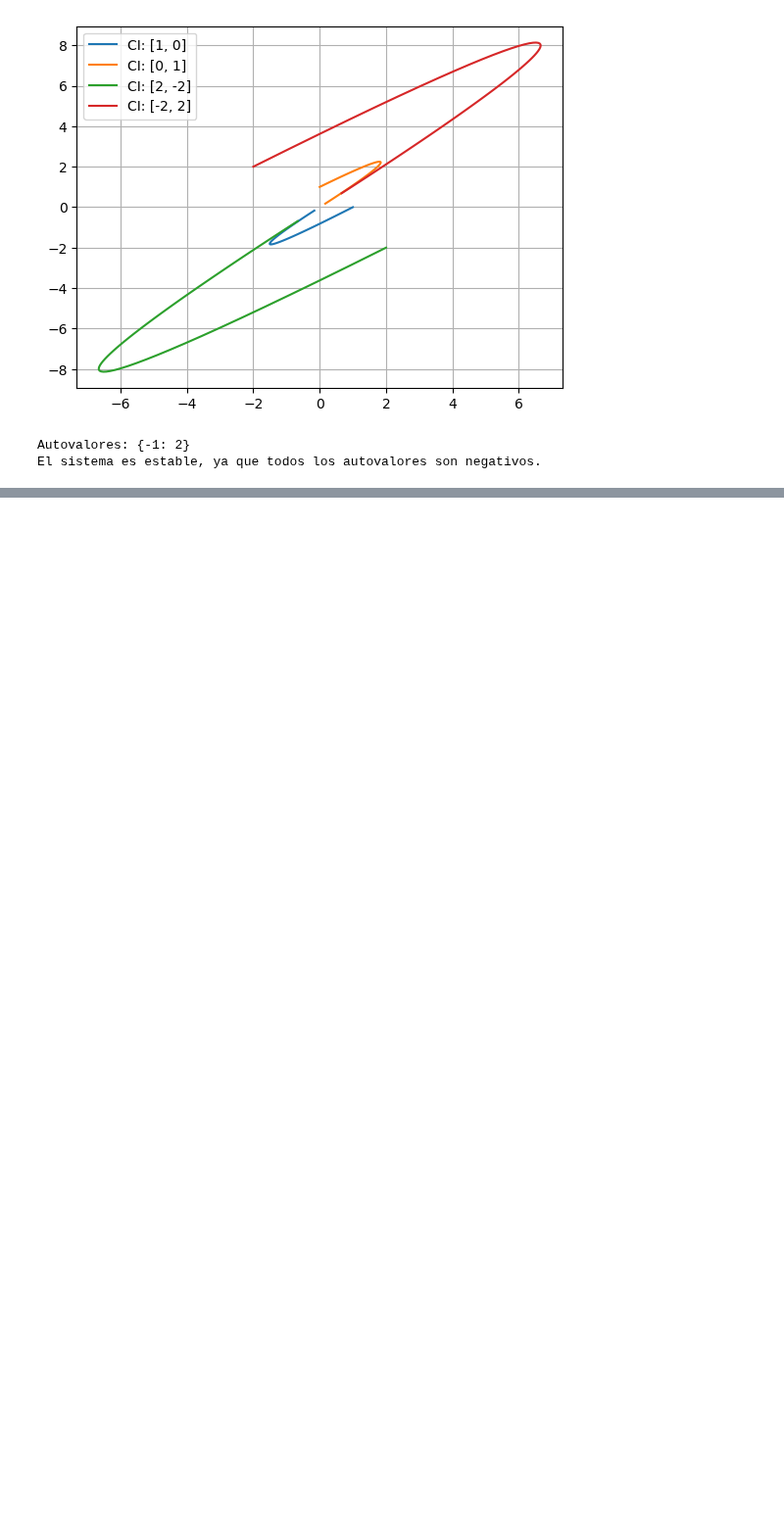
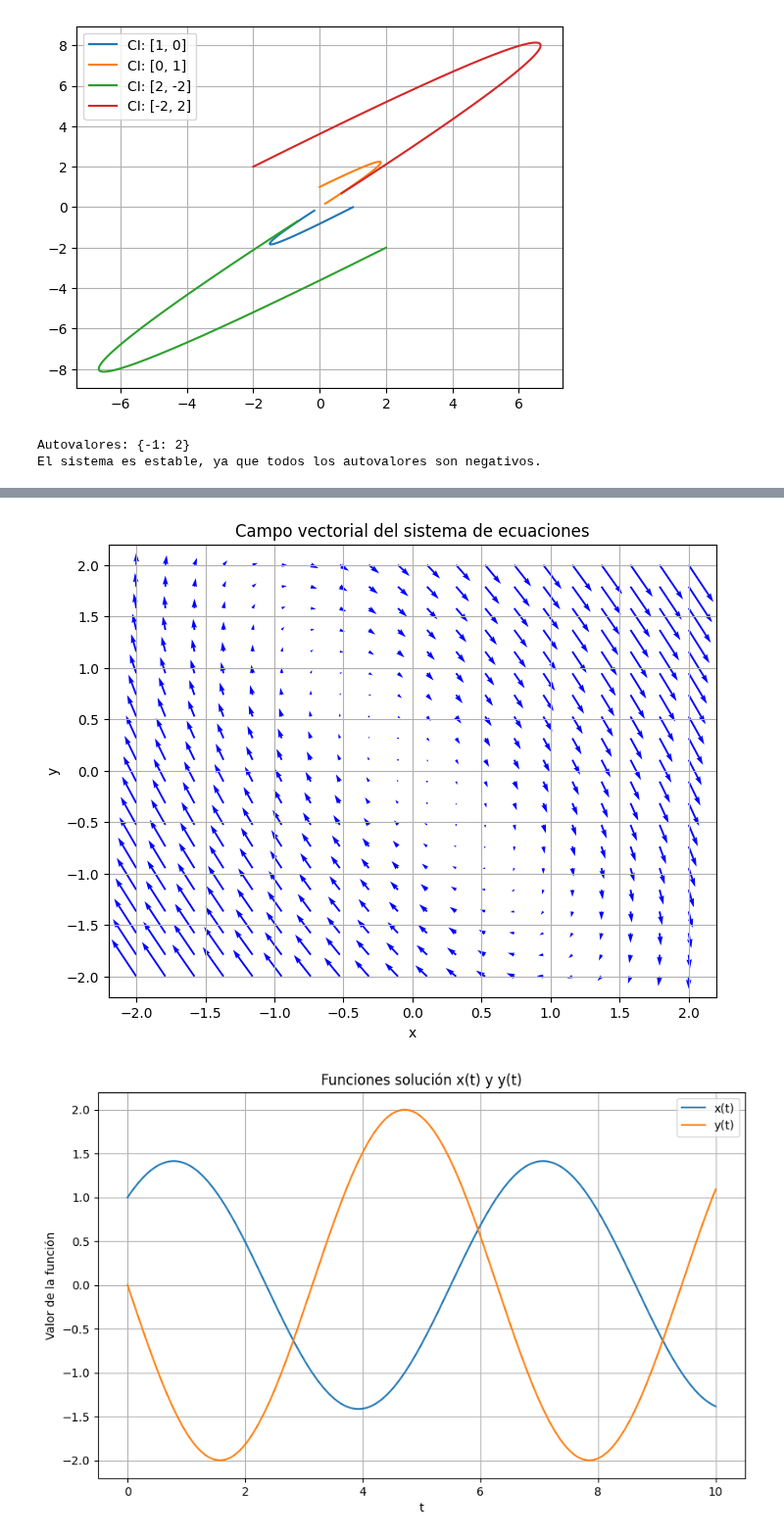
Before and after one commit to FranDSchz/TPI-Analisis-numerico, a Jupyter notebook: notebooks/ActAplicacion.ipynb, the cells around one changed output, grey strips where cells are left out. Shown at 98% size. Cells and saved outputs as stored; diff of their text form; code cells hidden in the pictures; blank space fills up the shorter version.

Commit message:
punto 5.j

```diff
--- a/notebooks/ActAplicacion.ipynb
+++ b/notebooks/ActAplicacion.ipynb
@@ -324,0 +389,20 @@ El sistema es estable, ya que todos los autovalores son negativos.
+# %%
+# Resolver el sistema diferencial simbólicamente
+import sympy as sp
+
+# Definir variables simbólicas
+t = sp.symbols('t')
+C1, C2 = sp.symbols('C1 C2')
+func_x = sp.Function('x')(t)
+func_y = sp.Function('y')(t)
+
+# Definir las ecuaciones diferenciales
+eq1 = sp.Eq(sp.diff(func_x, t), func_x + func_y)
+eq2 = sp.Eq(sp.diff(func_y, t), -2 * func_x - func_y)
+
+# Resolver el sistema
+soluciones = sp.dsolve([eq1, eq2])
+
+# Formatear y mostrar las soluciones
+for sol in soluciones:
+    display(sol)
@@ -324,0 +418,47 @@ El sistema es estable, ya que todos los autovalores son negativos.
+# %%
+import numpy as np
+import matplotlib.pyplot as plt
+from scipy.integrate import solve_ivp
+
+# Definir el sistema de ecuaciones
+def sistema(t, z):
+    x, y = z
+    dxdt = x + y
+    dydt = -2 * x - y
+    return [dxdt, dydt]
+
+# Crear una cuadrícula de puntos para el campo vectorial
+x = np.linspace(-2, 2, 20)
+y = np.linspace(-2, 2, 20)
+X, Y = np.meshgrid(x, y)
+U = X + Y
+V = -2 * X - Y
+
+# Graficar el campo vectorial
+plt.figure(figsize=(8, 6))
+plt.quiver(X, Y, U, V, color="blue")
+plt.xlabel('x')
+plt.ylabel('y')
+plt.title('Campo vectorial del sistema de ecuaciones')
+plt.grid()
+plt.show()
+
+# Soluciones del sistema con condiciones iniciales
+t_span = (0, 10)
+z0 = [1, 0]  # Condiciones iniciales
+
+sol = solve_ivp(sistema, t_span, z0, t_eval=np.linspace(0, 10, 200))
+
+# Graficar las funciones solución
+plt.figure(figsize=(10, 6))
+plt.plot(sol.t, sol.y[0], label="x(t)")
+plt.plot(sol.t, sol.y[1], label="y(t)")
+plt.xlabel('t')
+plt.ylabel('Valor de la función')
+plt.title('Funciones solución x(t) y y(t)')
+plt.legend()
+plt.grid()
+plt.show()
+# %% [output]
+[figure, added]
+[figure, added]
```
Also changed, not shown: parts of 9 cells of this notebook.
